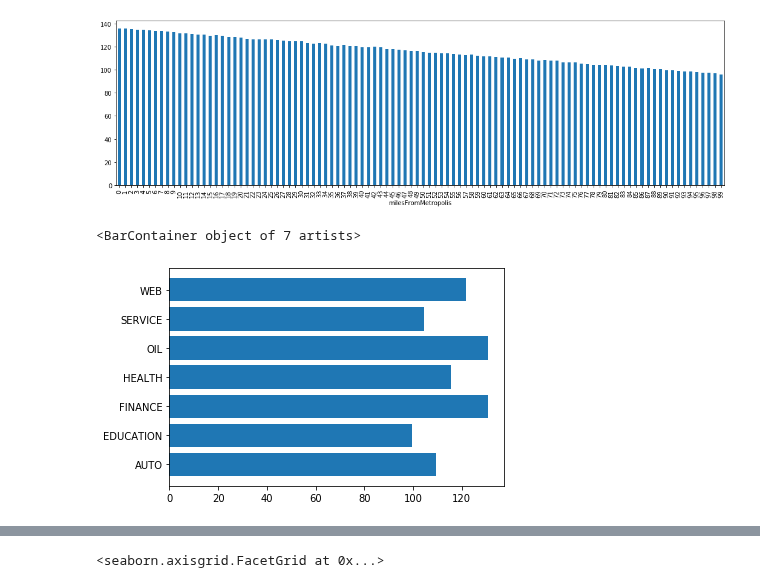
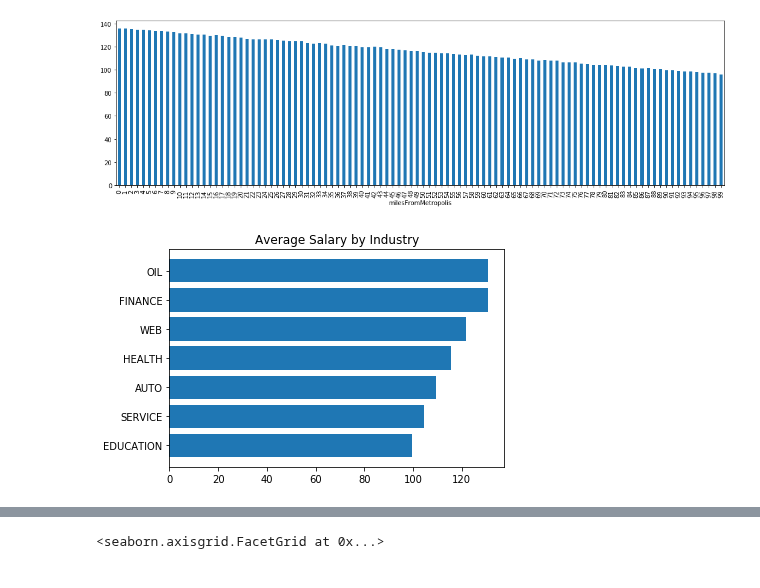
Before and after one commit to albert-ntiri/salary_prediction_project, a Jupyter notebook: Salary Prediction Notebook EDA.ipynb, the cells around one changed output, grey strips where cells are left out. Cells and saved outputs as stored; diff of their text form; code cells hidden in the pictures.

```diff
--- a/Salary Prediction Notebook EDA.ipynb
+++ b/Salary Prediction Notebook EDA.ipynb
@@ -215,10 +221,3 @@ avg_salary_by_commute.plot.bar(avg_salary_by_commute.index, avg_salary_by_commut
 # %% [output]
 <matplotlib.axes._subplots.AxesSubplot at 0x...>
 [figure]
-# %%
-avg_salary_by_industry = training_data.groupby('industry').mean()['salary']
-industries = np.sort(training_data.industry.unique())
-plt.barh(industries, avg_salary_by_industry)
-# %% [output]
-<BarContainer object of 7 artists>
-[figure, removed]
@@ -225 +230,5 @@ plt.barh(industries, avg_salary_by_industry)
+# %%
+plot_distribution('industry')
+# %% [output]
+[figure, added]
 # %%
```
Also changed, not shown: parts of 11 cells of this notebook.
